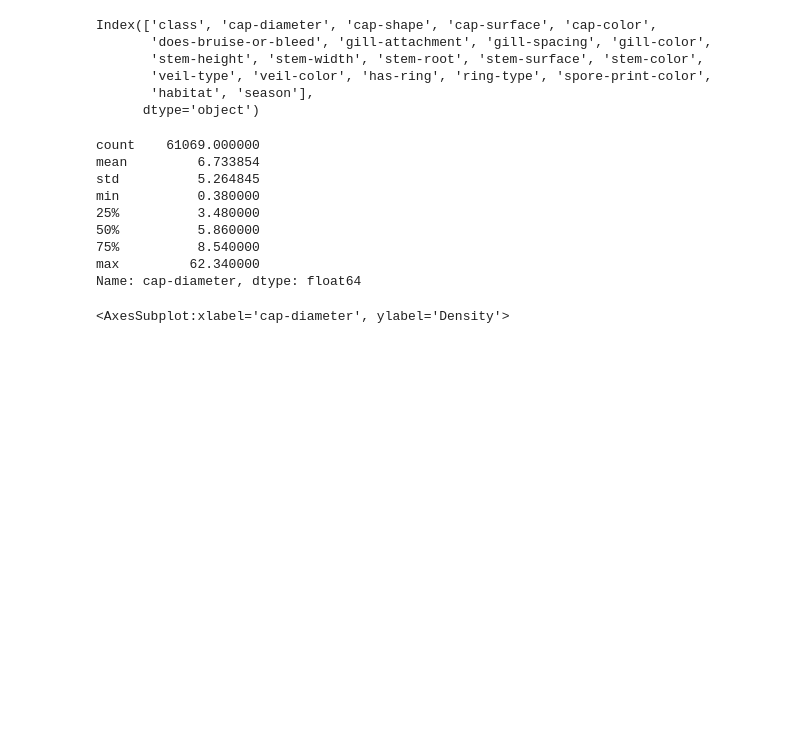
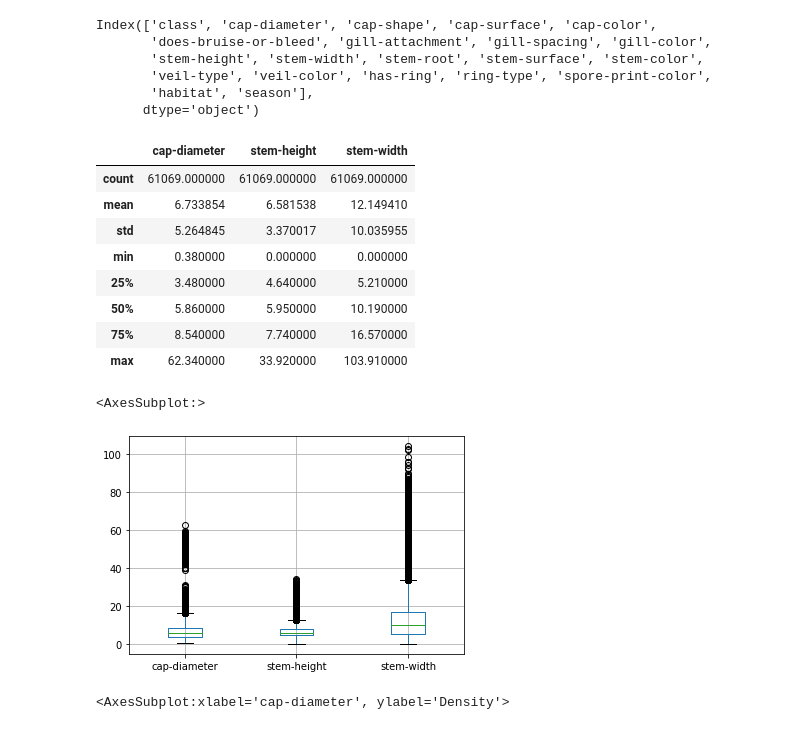
Before and after one commit to Arjissuan/Mushrooms-and-machine-learning, a Jupyter notebook: src/main_notebook.ipynb, the cells around one changed output. Drawn from its saved outputs; the diff is of its cells as text; code cells hidden in the pictures; blank space fills up the shorter version.

```diff
--- a/src/main_notebook.ipynb
+++ b/src/main_notebook.ipynb
@@ -34,17 +34,22 @@ Index(['class', 'cap-diameter', 'cap-shape', 'cap-surface', 'cap-color',
        'habitat', 'season'],
       dtype='object')
 # %%
-secondary_df['cap-diameter'].describe()
+secondary_df.describe()
 # %% [output]
-count    61069.000000
-mean         6.733854
-std          5.264845
-min          0.380000
-25%          3.480000
-50%          5.860000
-75%          8.540000
-max         62.340000
-Name: cap-diameter, dtype: float64
+|  | cap-diameter | stem-height | stem-width |
+| count | 61069.000000 | 61069.000000 | 61069.000000 |
+| mean | 6.733854 | 6.581538 | 12.149410 |
+| std | 5.264845 | 3.370017 | 10.035955 |
+| min | 0.380000 | 0.000000 | 0.000000 |
+| 25% | 3.480000 | 4.640000 | 5.210000 |
+| 50% | 5.860000 | 5.950000 | 10.190000 |
+| 75% | 8.540000 | 7.740000 | 16.570000 |
+| max | 62.340000 | 33.920000 | 103.910000 |
+# %%
+secondary_df[['cap-diameter', 'stem-height', 'stem-width']].boxplot()
+# %% [output]
+<AxesSubplot:>
+[figure, added]
 # %%
 sns.distplot(secondary_df['cap-diameter'])
 # %% [output]
```
Also changed, not shown: parts of 22 cells of this notebook, 1 other file.
